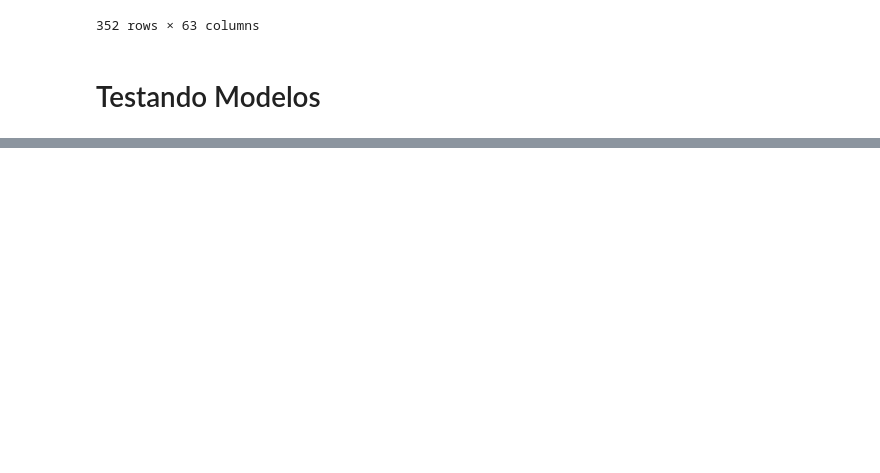
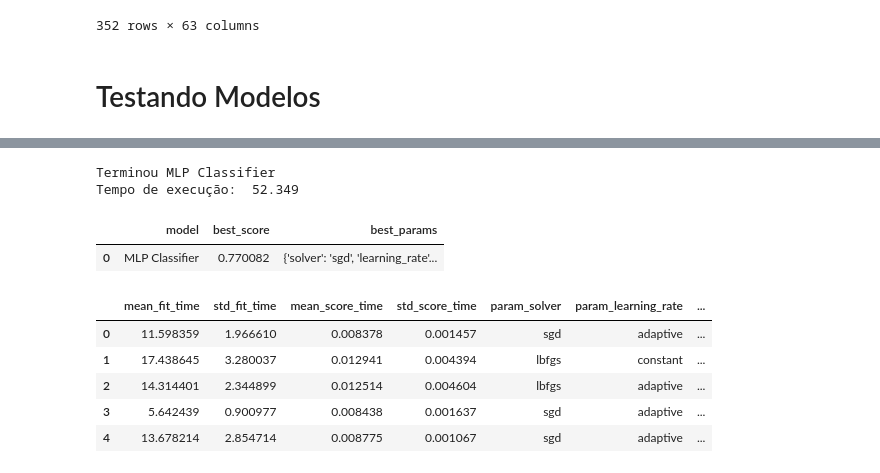
Before and after one commit to arturcgs/bootcamp-data-science-aplicada3, a Jupyter notebook: Projetos/Projeto_Final_Testes.ipynb, the cells around one changed output, grey strips where cells are left out. Saved outputs shown, nothing was run; the diff lists cells and outputs as text; code cells hidden in the pictures; blank space fills up the shorter version.

Commit message:
Testando mais modelos

```diff
--- a/Projetos/Projeto_Final_Testes.ipynb
+++ b/Projetos/Projeto_Final_Testes.ipynb
@@ -363,8 +374,8 @@ Deprecated in NumPy 1.20; for more details and guidance: https://numpy.org/devdo
 
 x_train, x_test, y_train, y_test = train_test_split(x, y, stratify=y, test_size=0.2)
 # %%
-def best_params_randomized(x, y, model_params, n_splits=5, n_repeats=10):
-  t0 = time.clock()
+def best_params_randomized(x, y, model_params, n_splits=5, n_repeats=10, n_iter=20):
+  t0 = perf_counter()
   np.random.seed(3126831)
 
   cv = RepeatedStratifiedKFold(n_splits = n_splits, n_repeats = n_repeats)
@@ -374,7 +385,7 @@ def best_params_randomized(x, y, model_params, n_splits=5, n_repeats=10):
   for model_name, mp in model_params.items():
       clf =  RandomizedSearchCV(mp['model'], mp['params'], cv=cv,
                                 return_train_score=False, scoring = 'roc_auc',
-                                n_iter = 20)
+                                n_iter = n_iter)
       clf.fit(x, y)
       scores.append({
           'model': model_name,
@@ -389,7 +400,7 @@ def best_params_randomized(x, y, model_params, n_splits=5, n_repeats=10):
 
   result = pd.DataFrame(scores,columns=['model','best_score','best_params'])
 
-  t1 = time.clock() - t0
+  t1 = perf_counter() - t0
   print(f'Tempo de execução: {(t1/60): 0.3f}')
 
   return result, resultado
@@ -612,0 +513,32 @@ melhor
+# %%
+model_paramsMLP = {
+    'MLP Classifier': {
+        'model': MLPClassifier(max_iter = 3000),
+        'params': {
+            'hidden_layer_sizes': [(50,50,50), (50,100,50), (100,)],
+            'activation': ['tanh', 'relu', 'logistic'],
+            'solver': ['sgd', 'adam', 'lbfgs'],
+            'alpha': [0.0001, 0.05],
+            'learning_rate': ['constant','adaptive', 'invscaling'],
+        }
+    }
+}
+# %%
+c, d = best_params_randomized(x, y, model_paramsMLP, n_iter = 5)
+# %% [output]
+Terminou MLP Classifier
+Tempo de execução:  52.349
+# %%
+c
+# %% [output]
+|  | model | best_score | best_params |
+| 0 | MLP Classifier | 0.770082 | {'solver': 'sgd', 'learning_rate'... |
+# %%
+d['MLP Classifier']
+# %% [output]
+|  | mean_fit_time | std_fit_time | mean_score_time | std_score_time | param_solver | param_learning_rate | ... |
+| 0 | 11.598359 | 1.966610 | 0.008378 | 0.001457 | sgd | adaptive | ... |
+| 1 | 17.438645 | 3.280037 | 0.012941 | 0.004394 | lbfgs | constant | ... |
+| 2 | 14.314401 | 2.344899 | 0.012514 | 0.004604 | lbfgs | adaptive | ... |
+| 3 | 5.642439 | 0.900977 | 0.008438 | 0.001637 | sgd | adaptive | ... |
+| 4 | 13.678214 | 2.854714 | 0.008775 | 0.001067 | sgd | adaptive | ... |
```
Also changed, not shown: parts of 13 cells of this notebook.
